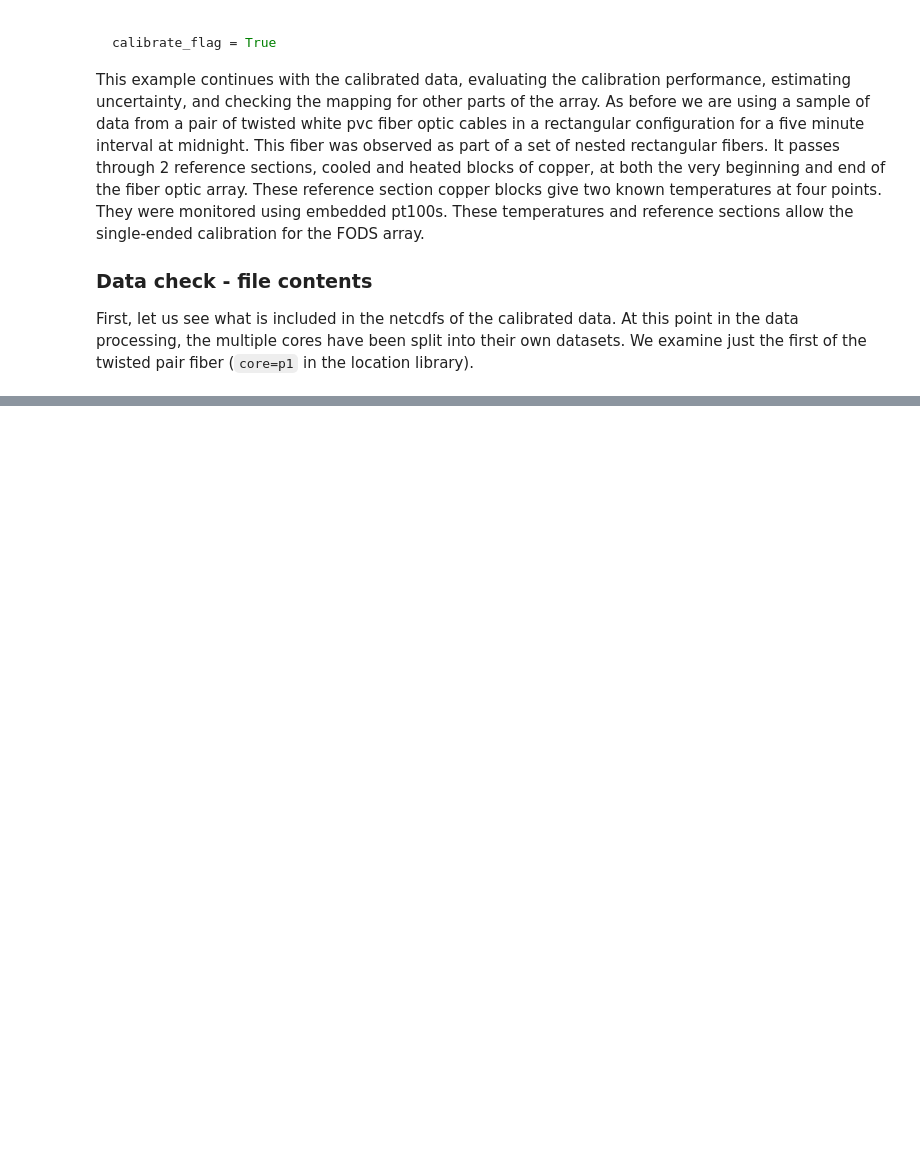
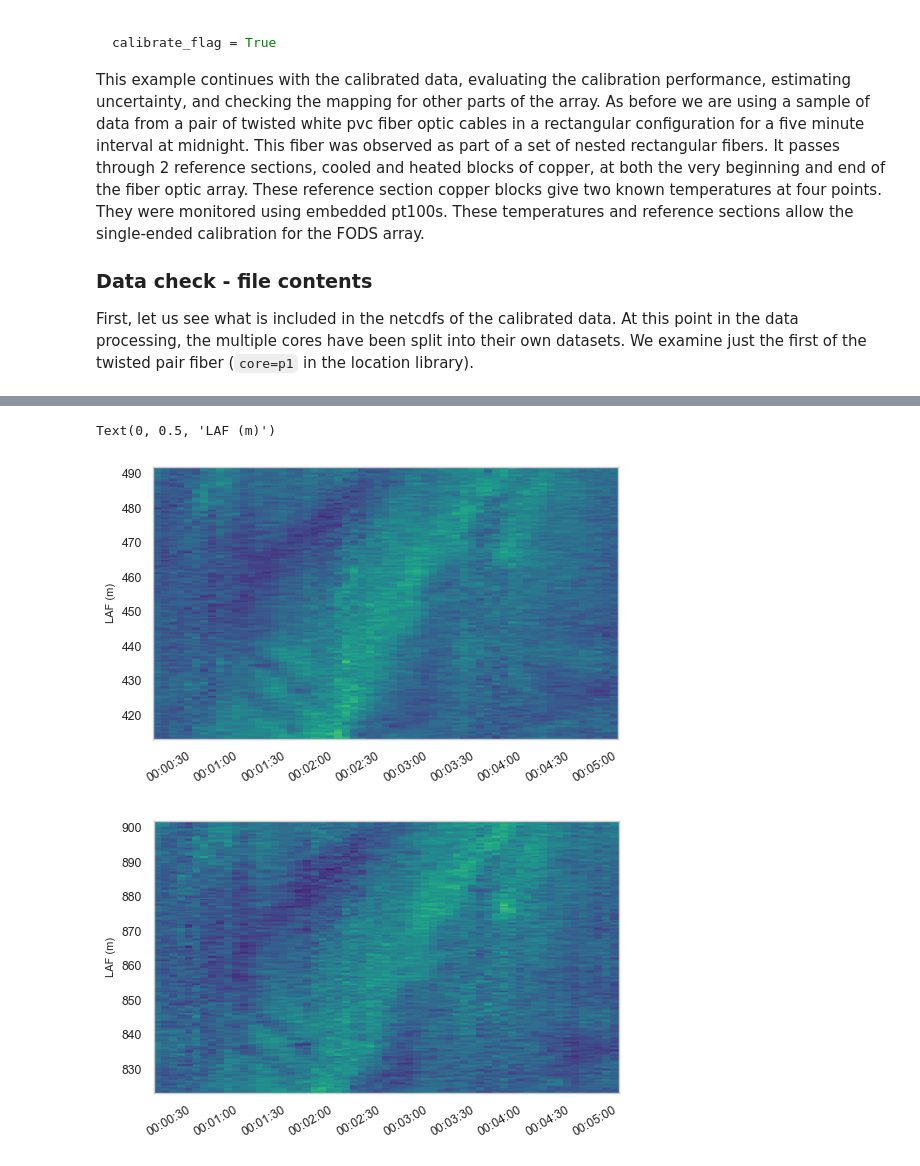
Before and after one commit to klapo/pyfocs, a Jupyter notebook: example/pyfocs_ex2_calibcheck.ipynb, the cells around one changed output, grey strips where cells are left out. Cells and saved outputs as stored; diff of their text form; code cells hidden in the pictures; blank space fills up the shorter version.

```diff
--- a/example/pyfocs_ex2_calibcheck.ipynb
+++ b/example/pyfocs_ex2_calibcheck.ipynb
@@ -283,0 +302,30 @@ ax.plot(ds_loc.time, ds_loc.mean(dim='LAF'))
+# %%
+loc_name = 'IR_SW1'
+
+# p1
+c ='p1'
+ds = smpl_data[c]
+start = np.min(phys_locs[loc_name]['LAF'][c])
+end = np.max(phys_locs[loc_name]['LAF'][c])
+ds_loc = ds.sel(LAF=slice(start, end))
+
+fig, ax = plt.subplots(1, 1)
+ax.pcolormesh(ds_loc.time, ds_loc.LAF, ds_loc.cal_temp.T, cmap=plt.get_cmap('viridis'), vmin=8, vmax=12)
+fig.autofmt_xdate()
+ax.set_ylabel('LAF (m)')
+
+# p2
+c ='p2'
+ds = smpl_data[c]
+start = np.min(phys_locs[loc_name]['LAF'][c])
+end = np.max(phys_locs[loc_name]['LAF'][c])
+ds_loc = ds.sel(LAF=slice(start, end))
+
+fig, ax = plt.subplots(1, 1)
+ax.pcolormesh(ds_loc.time, np.flip(ds_loc.LAF.values), ds_loc.cal_temp.T, cmap=plt.get_cmap('viridis'), vmin=8, vmax=12)
+fig.autofmt_xdate()
+ax.set_ylabel('LAF (m)')
+# %% [output]
+Text(0, 0.5, 'LAF (m)')
+[figure, added]
+[figure, added]
```
Also changed, not shown: parts of 15 cells of this notebook, 7 other files.
